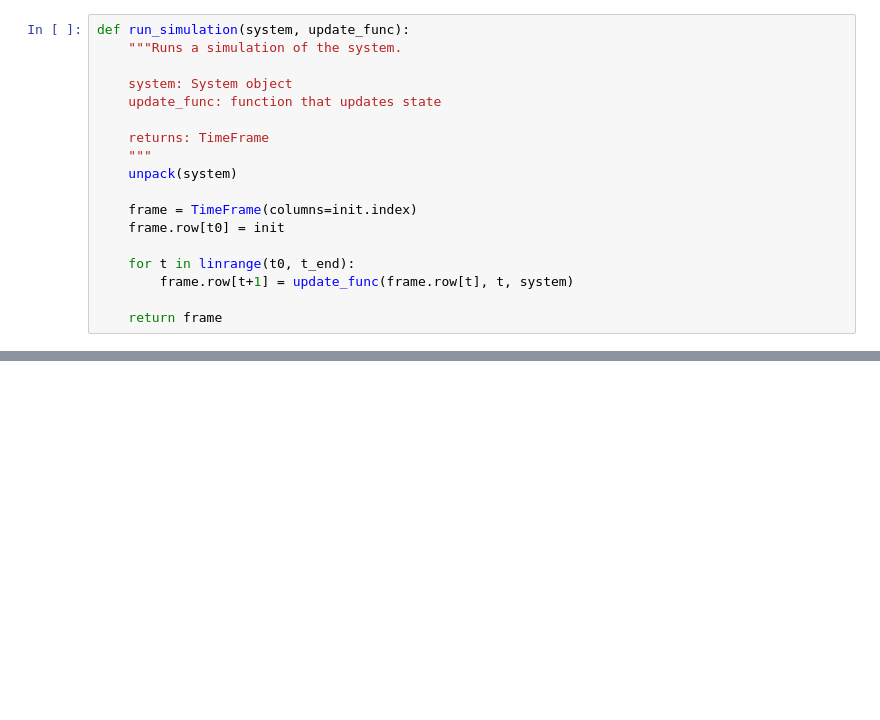
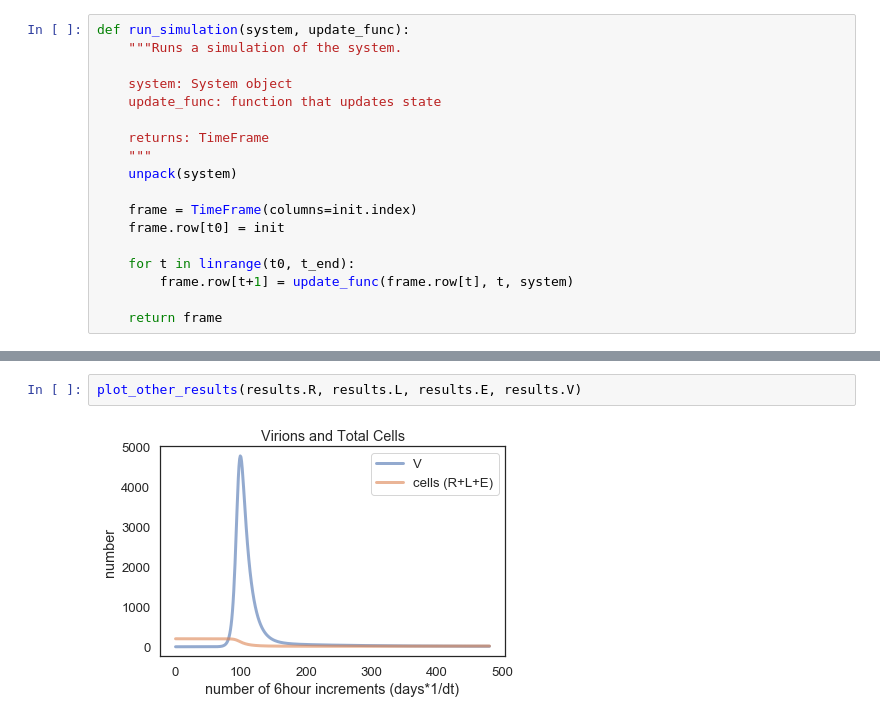
Before and after one commit to mrittmanic/ModSimPy, a Jupyter notebook: code/hiv_model.ipynb, the cells around one changed output, grey strips where cells are left out. Drawn from its saved outputs; the diff is of its cells as text; blank space fills up the shorter version.

```diff
--- a/code/hiv_model.ipynb
+++ b/code/hiv_model.ipynb
@@ -97,0 +118,4 @@ run_simulation(system, update_func)
+# %%
+plot_other_results(results.R, results.L, results.E, results.V)
+# %% [output]
+[figure, added]
```
Also changed, not shown: parts of 6 cells of this notebook.
